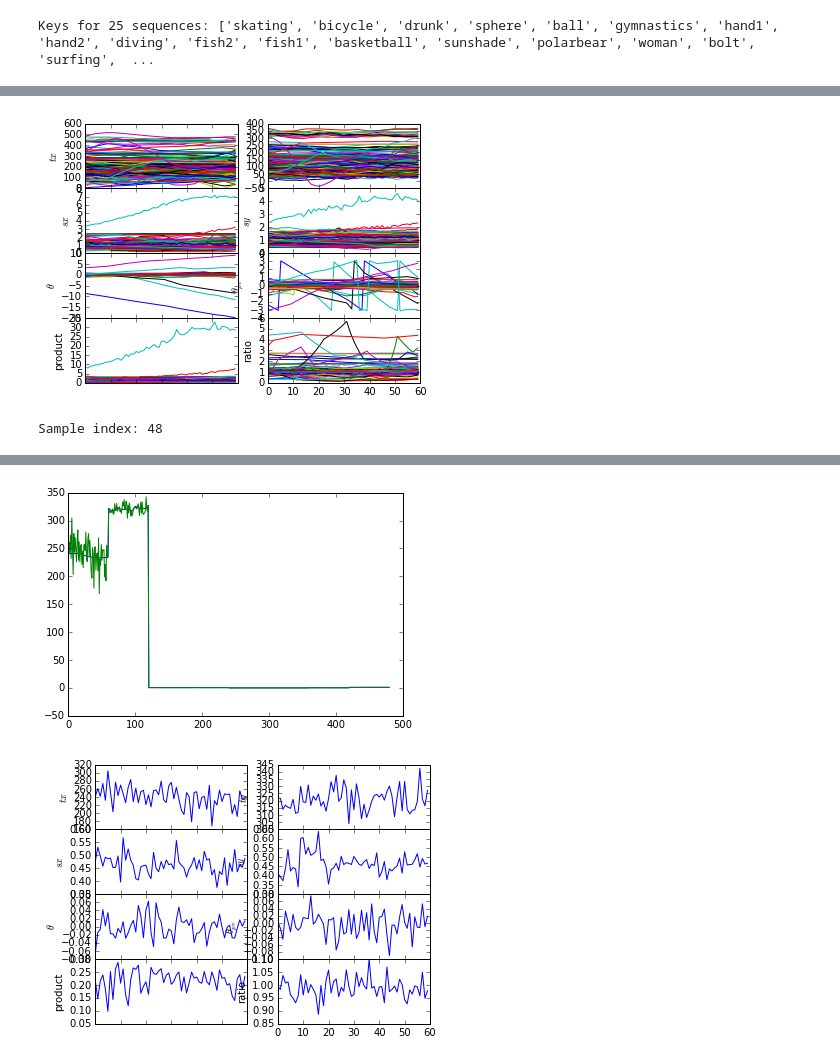
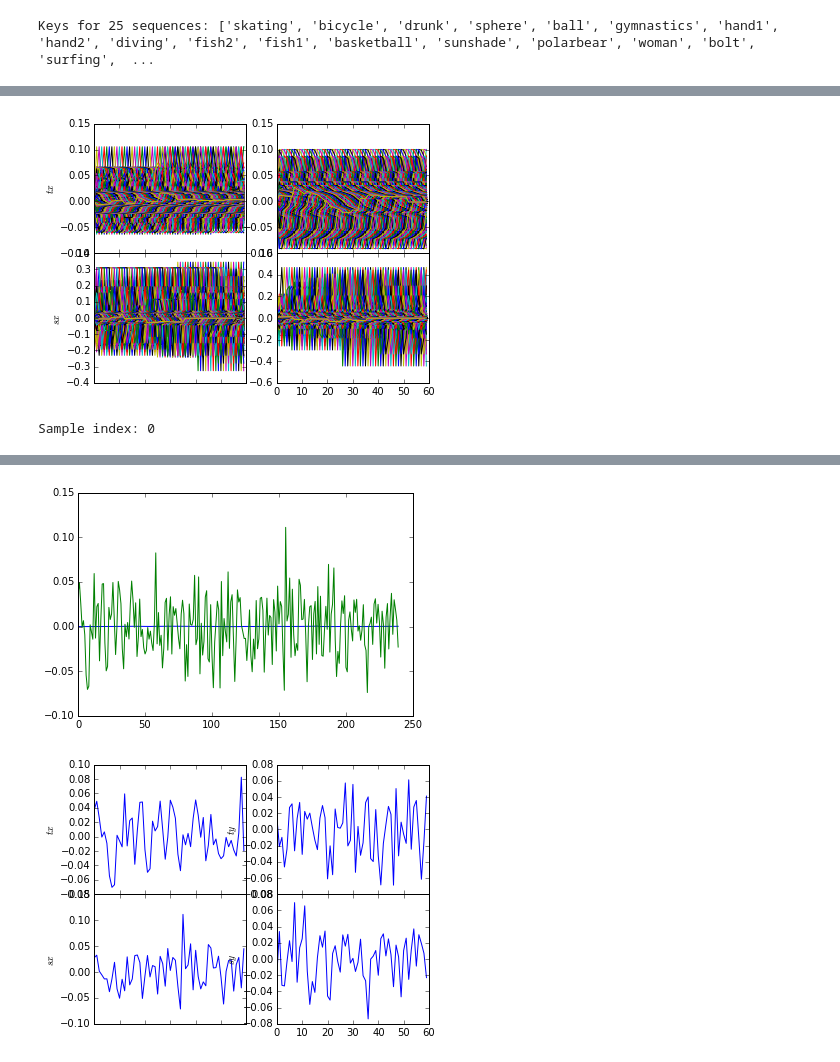
Before and after one commit to jccaicedo/localization-agent, a Jupyter notebook: notebooks/Trajectory generative model.ipynb, the cells around one changed output, grey strips where cells are left out. Saved outputs shown, nothing was run; the diff lists cells and outputs as text; code cells hidden in the pictures.

```diff
--- a/notebooks/Trajectory generative model.ipynb
+++ b/notebooks/Trajectory generative model.ipynb
@@ -50,7 +51,9 @@ Keys for 25 sequences: ['skating', 'bicycle', 'drunk', 'sphere', 'ball', 'gymnas
 # %%
 #Parameters of sample trajectories and accumulator
 LENGTH = 60
-N_FEATURES = 8
+N_FEATURES = 4
+OFFSET = 1
+seqDir = '/home/fmpaezri/datasets/vot-challenge/sequences/'
 samples = numpy.empty((LENGTH, N_FEATURES))
 print samples.shape
 # %% [output]
@@ -60,11 +63,13 @@ print samples.shape
 totalLength = 0
 for aSequence in trajectories.keys():
     trajectory = trajectories[aSequence]
+    seqSize = Image.open(os.path.join(seqDir, aSequence, '00000001.jpg')).size
     totalLength += trajectory.shape[0]
-    print '{} length: {}'.format(aSequence, trajectory.shape)
+    print '{} length and dimensions: {}\t{}'.format(aSequence, trajectory.shape, seqSize)
     #plot_params(trajectory)
-    for start in numpy.arange(0, trajectory.shape[0]-LENGTH, LENGTH):
-        sample = trajectories[aSequence][start:start+LENGTH,:N_FEATURES]
+    for start in numpy.arange(0, trajectory.shape[0]-LENGTH, OFFSET):
+        sample = trajectories[aSequence][start:start+LENGTH,:N_FEATURES]/numpy.array([seqSize[0], seqSize[1], 1, 1])
+        sample = numpy.vstack([numpy.zeros((1, N_FEATURES)), numpy.diff(sample, axis=0)])
         samples = numpy.dstack([samples, sample])
 samples = samples[:,:,1:]
 print 'Total length: {}'.format(totalLength)
@@ -105,7 +110,7 @@ matplotlib.pyplot.plot(flatSample[0,:])
 # %%
 #GMM training and sampling
-MIXTURES = 80
+MIXTURES = 256 # samples.shape[-1]/2
 gmm = sklearn.mixture.GMM(n_components=MIXTURES, )
 %time gmm.fit(flatSample)
-%time predictedSamples = gmm.sample(n_samples=samples.shape[-1])
+%time predictedSamples = gmm.sample(n_samples=MIXTURES*5)
 # %% [output]
@@ -117,29 +122,34 @@ Wall time: 31.5 ms
 #Plot of samples
 plot_params(samples.reshape(LENGTH, N_FEATURES, -1))
 # %% [output]
-[figure, old version]
+[figure, new version]
 # %%
 #Select a sample and plot boxes
-sampleIndex = 48 #numpy.random.choice(predictedSamples.shape[0])
+sampleIndex = numpy.random.choice(predictedSamples.shape[0])
 print 'Sample index: {}'.format(sampleIndex)
 predictedSample = predictedSamples[sampleIndex,:].reshape(N_FEATURES, LENGTH).T
 cluster = gmm.predict(predictedSample.T.ravel())[0]
 matplotlib.pyplot.plot(gmm.means_[cluster])
 matplotlib.pyplot.plot(predictedSample.T.ravel())
 plot_params(predictedSample)
 predictedPointsList = []
 refPoints = numpy.array([[0,100,100,0],[0,0,100,100],[1,1,1,1]])
-for tx, ty, sx, sy, theta, origTheta, product, ratio in predictedSample:
-#for tx, ty, sx, sy in predictedSample:
+sceneSize = (640, 320)
+#for tx, ty, sx, sy, theta, origTheta, product, ratio in predictedSample:
+for tx, ty, sx, sy in predictedSample:
     theta = 0
+    tx *= sceneSize[0]
+    ty *= sceneSize[1]
+    sx += 1.0
+    sy += 1.0
     predictedTransform = numpy.array([[sx*numpy.cos(theta), sy*numpy.sin(theta), tx],[-sx*numpy.sin(theta), sy*numpy.cos(theta), ty],[0,0,1]])
     predictedPoints = numpy.dot(predictedTransform, refPoints)
     predictedPointsList.append(predictedPoints[:2,:].T.flatten())
 IPython.display.HTML(box_video('/tmp/video.mp4', [[point.tolist() for point in predictedPointsList]]))
 # %% [output]
-Sample index: 48
+Sample index: 0
 [interactive output not drawn]
-[figure, old version]
+[figure, new version]
-[figure, old version]
+[figure, new version]
 # %%
 import numpy.fft
```
Also changed, not shown: parts of 6 cells of this notebook.
